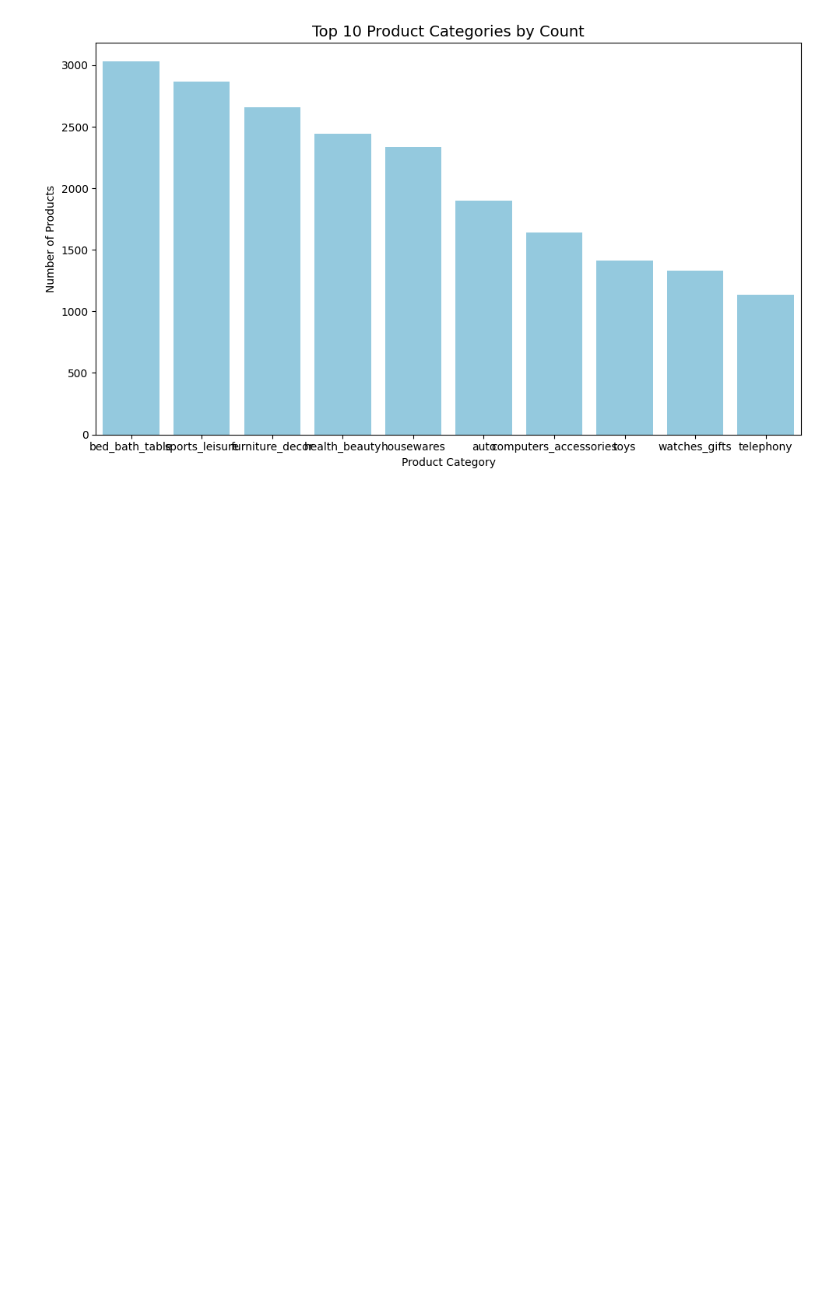
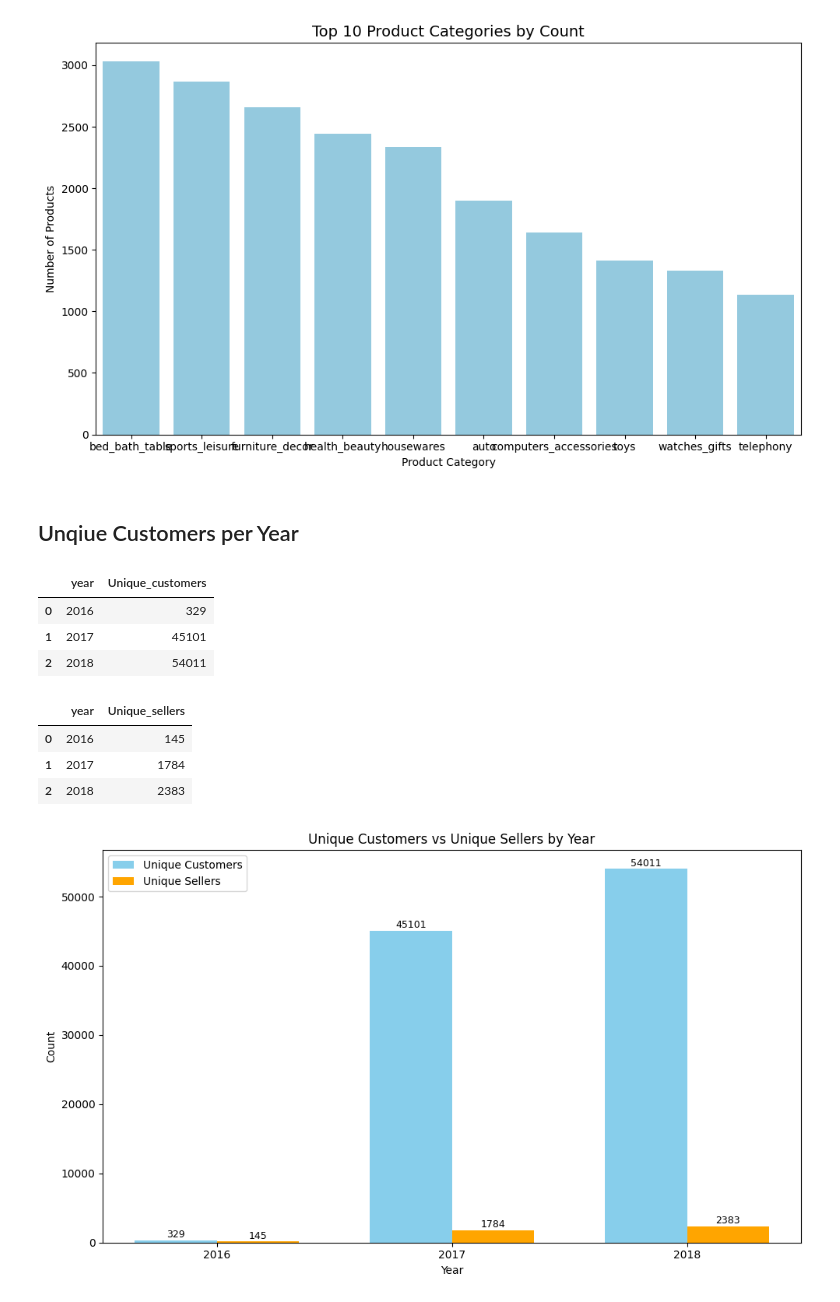
Before and after one commit to taruny088/olist_DA, a Jupyter notebook: Data_analysis/eda.ipynb, the cells around one changed output. Drawn from its saved outputs; the diff is of its cells as text; code cells hidden in the pictures; blank space fills up the shorter version.

Commit message:
done with orders trend, left with an error in pivot

```diff
--- a/Data_analysis/eda.ipynb
+++ b/Data_analysis/eda.ipynb
@@ -221,3 +221,54 @@ plt.tight_layout()
 plt.show()
 # %% [output]
 [figure]
+# %% [markdown]
+## Unqiue Customers per Year
+# %%
+customer_by_year= orders.groupby('year')['customer_id'].nunique().reset_index()
+customer_by_year.rename(columns={'customer_id':'Unique_customers'}, inplace=True)
+customer_by_year
+# %% [output]
+|  | year | Unique_customers |
+| 0 | 2016 | 329 |
+| 1 | 2017 | 45101 |
+| 2 | 2018 | 54011 |
+# %%
+orders_merged=orders.merge(order_items, on = 'order_id', how='inner')
+sellers_by_year=orders_merged.groupby('year')['seller_id'].nunique().reset_index()
+sellers_by_year.rename(columns={'seller_id':'Unique_sellers'}, inplace=True)
+sellers_by_year
+# %% [output]
+|  | year | Unique_sellers |
+| 0 | 2016 | 145 |
+| 1 | 2017 | 1784 |
+| 2 | 2018 | 2383 |
+# %%
+yearly_summary = customer_by_year.merge(sellers_by_year, on='year')
+
+plt.figure(figsize=(10,6))
+bar_width = 0.35
+x = range(len(yearly_summary['year']))
+
+# Bars
+bars1 = plt.bar(x, yearly_summary['Unique_customers'], width=bar_width, label='Unique Customers', color='skyblue')
+bars2 = plt.bar([p + bar_width for p in x], yearly_summary['Unique_sellers'], width=bar_width, label='Unique Sellers', color='orange')
+
+# Add labels on top of bars
+for bar in bars1:
+    height = bar.get_height()
+    plt.text(bar.get_x() + bar.get_width()/2, height + 50, f'{int(height)}', ha='center', va='bottom', fontsize=9)
+
+for bar in bars2:
+    height = bar.get_height()
+    plt.text(bar.get_x() + bar.get_width()/2, height + 50, f'{int(height)}', ha='center', va='bottom', fontsize=9)
+
+# Formatting
+plt.xticks([p + bar_width/2 for p in x], yearly_summary['year'])
+plt.xlabel('Year')
+plt.ylabel('Count')
+plt.title('Unique Customers vs Unique Sellers by Year')
+plt.legend()
+plt.tight_layout()
+plt.show()
+# %% [output]
+[figure, added]
```
Also changed, not shown: parts of 15 cells of this notebook.
